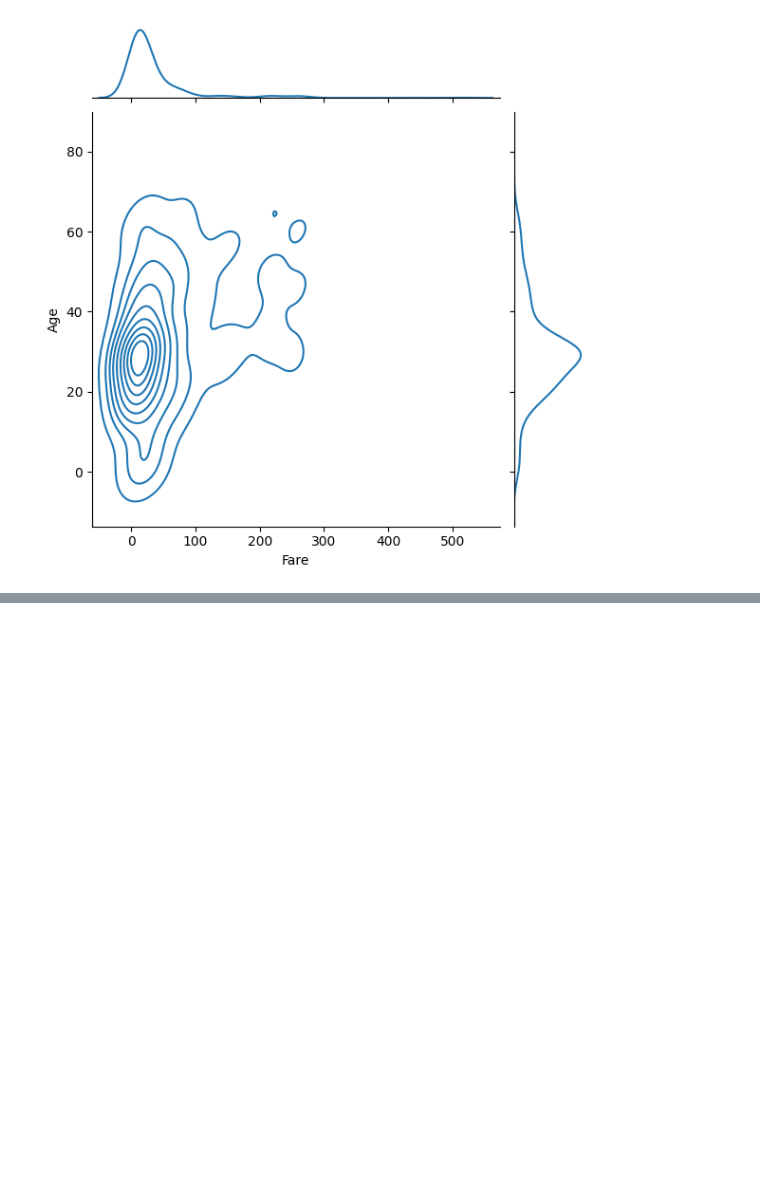
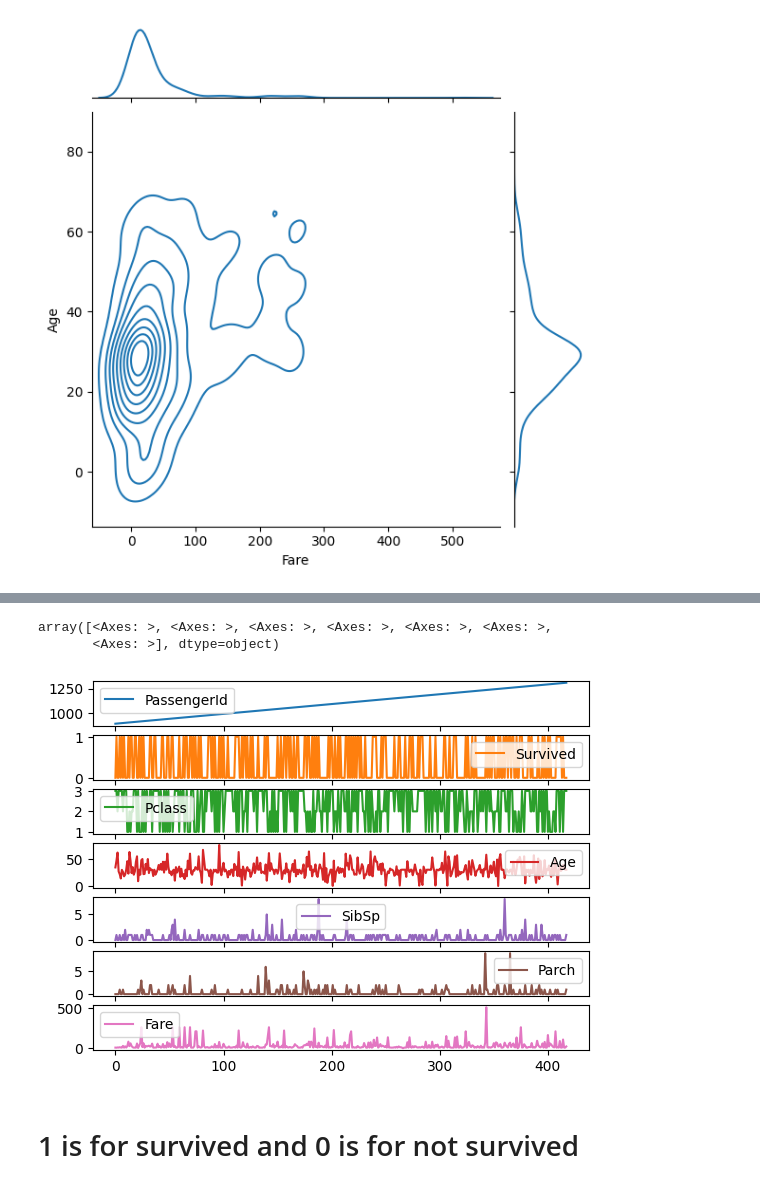
Before and after one commit to sayaanfrah/codfileInternship, a Jupyter notebook: titanic solution.ipynb, the cells around one changed output, grey strips where cells are left out. Saved outputs shown, nothing was run; the diff lists cells and outputs as text; code cells hidden in the pictures; blank space fills up the shorter version.

```diff
--- a/titanic solution.ipynb
+++ b/titanic solution.ipynb
@@ -252,0 +258,8 @@ sns.jointplot(x=df['Fare'],y=df['Age'],kind='kde')
+# %%
+df.plot(kind='line',subplots=True)
+# %% [output]
+array([<Axes: >, <Axes: >, <Axes: >, <Axes: >, <Axes: >, <Axes: >,
+       <Axes: >], dtype=object)
+[figure, added]
+# %% [markdown]
+#  1 is for survived and 0 is for not survived
```
Also changed, not shown: parts of 35 cells of this notebook.
